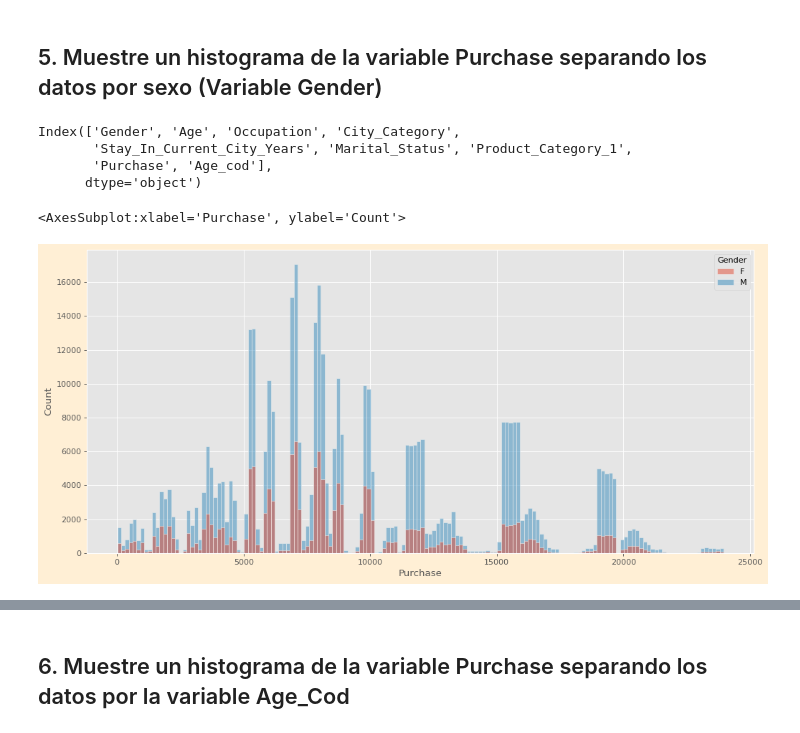
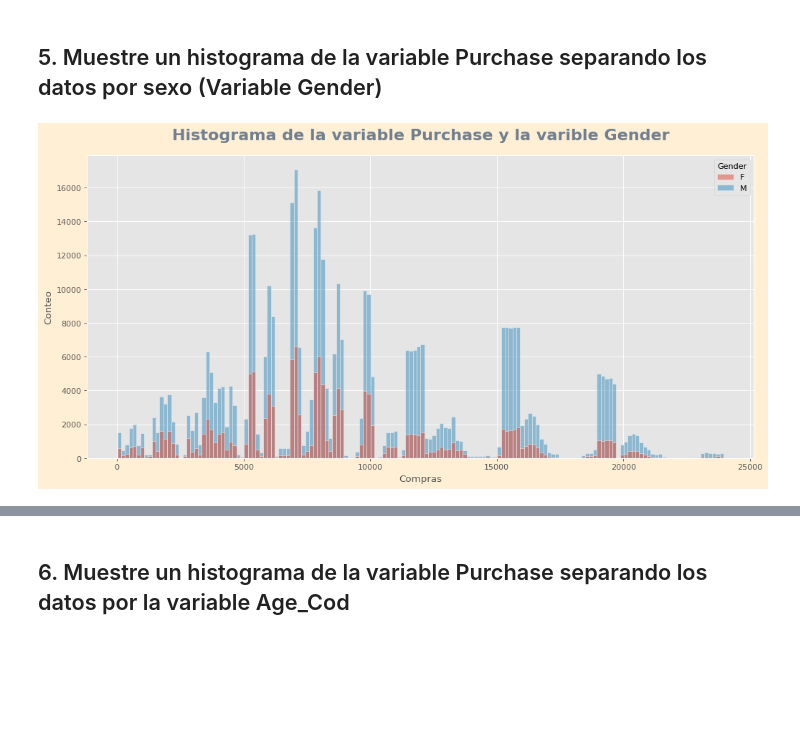
Before and after one commit to joelbarranteswins/Specialization_Final_Exam, a Jupyter notebook: Pregunta 2.ipynb, the cells around one changed output, grey strips where cells are left out. Cells and saved outputs as stored; diff of their text form; code cells hidden in the pictures; blank space fills up the shorter version.

```diff
--- a/Pregunta 2.ipynb
+++ b/Pregunta 2.ipynb
@@ -202,30 +202,13 @@ df.sample(3)
 # %% [markdown]
 ## 5. Muestre un histograma de la variable Purchase separando los datos por sexo (Variable Gender)
-# %%
-df.columns
-# %% [output]
-Index(['Gender', 'Age', 'Occupation', 'City_Category',
-       'Stay_In_Current_City_Years', 'Marital_Status', 'Product_Category_1',
-       'Purchase', 'Age_cod'],
-      dtype='object')
 # %%
-# fig = plt.figure(figsize=(10,7), facecolor = 'papayawhip', edgecolor = '#FDEDEC', dpi=80)
-# plt.style.use('ggplot')
-# ax = sns.countplot(x='Age_cod', data=df_mapped, hue='Age_cod', dodge=False, palette='magma')
-# plt.title('Numero de elemento de cada Genero', fontsize=20, color="slategrey",
-# fontweight="bold", y=1.05, x=0.5, horizontalalignment="center", verticalalignment="center")
-# plt.xlabel('Categorias')
-# plt.ylabel('Conteo')
-# plt.show()
+fig = plt.figure(figsize=(15,7), facecolor = 'papayawhip', edgecolor = '#FDEDEC', dpi=80)
+plt.style.use('ggplot')
+sns.histplot(x='Purchase', data=df, hue='Gender')
+plt.title('Histograma de la variable Purchase y la varible Gender', fontsize=20, color="slategrey",
+fontweight="bold", y=1.05, x=0.5, horizontalalignment="center", verticalalignment="center")
+plt.xlabel('Compras')
+plt.ylabel('Conteo')
+plt.show()
+# %% [output]
+[figure, added]
-# %%
-fig = plt.figure(figsize=(15,7), facecolor = 'papayawhip', edgecolor = '#FDEDEC', dpi=80)
-plt.style.use('ggplot')
-sns.histplot(x='Purchase', data=df, hue='Gender')
-# plt.title('Numero de elemento de cada Genero', fontsize=20, color="slategrey",
-# fontweight="bold", y=1.05, x=0.5, horizontalalignment="center", verticalalignment="center")
-# plt.xlabel('Categorias')
-# plt.ylabel('Conteo')
-# plt.show()
-# %% [output]
-<AxesSubplot:xlabel='Purchase', ylabel='Count'>
-[figure, removed]
```
Also changed, not shown: parts of 24 cells of this notebook.
